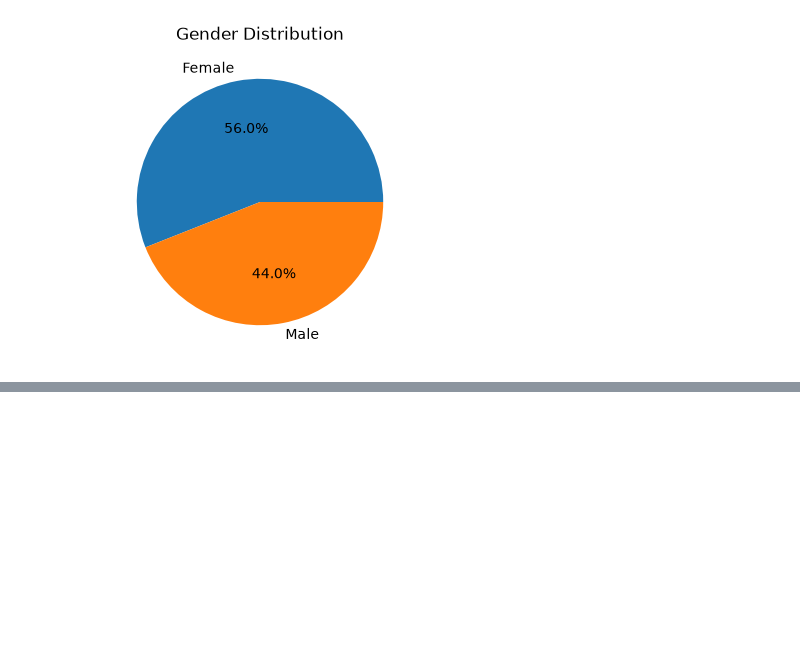
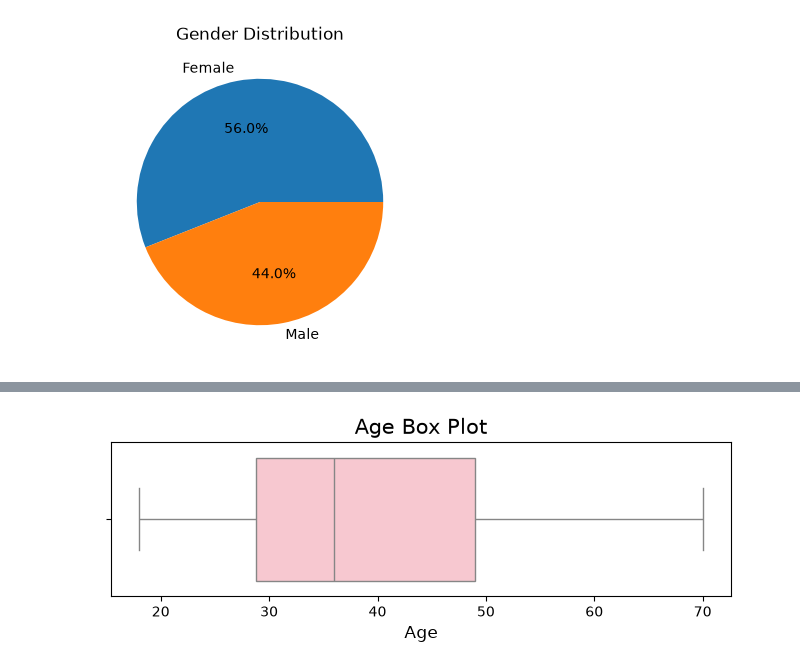
Before and after one commit to Dale-Alexander/ACI, a Jupyter notebook: 02_data_exploration/02_Mall_Customers.ipynb, the cells around one changed output, grey strips where cells are left out. Saved outputs shown, nothing was run; the diff lists cells and outputs as text; code cells hidden in the pictures; blank space fills up the shorter version.

```diff
--- a/02_data_exploration/02_Mall_Customers.ipynb
+++ b/02_data_exploration/02_Mall_Customers.ipynb
@@ -218,0 +283,9 @@ Index(['CustomerID', 'Gender', 'Age', 'Annual Income (k$)',
+# %%
+# box plot for age
+plt.figure(figsize=(8,2))
+sns.boxplot(x=customers['age'], color='pink')
+plt.title('Age Box Plot', fontsize=15)
+plt.xlabel('Age', fontsize=12)
+plt.show()
+# %% [output]
+[figure, added]
```
Also changed, not shown: parts of 33 cells of this notebook.
